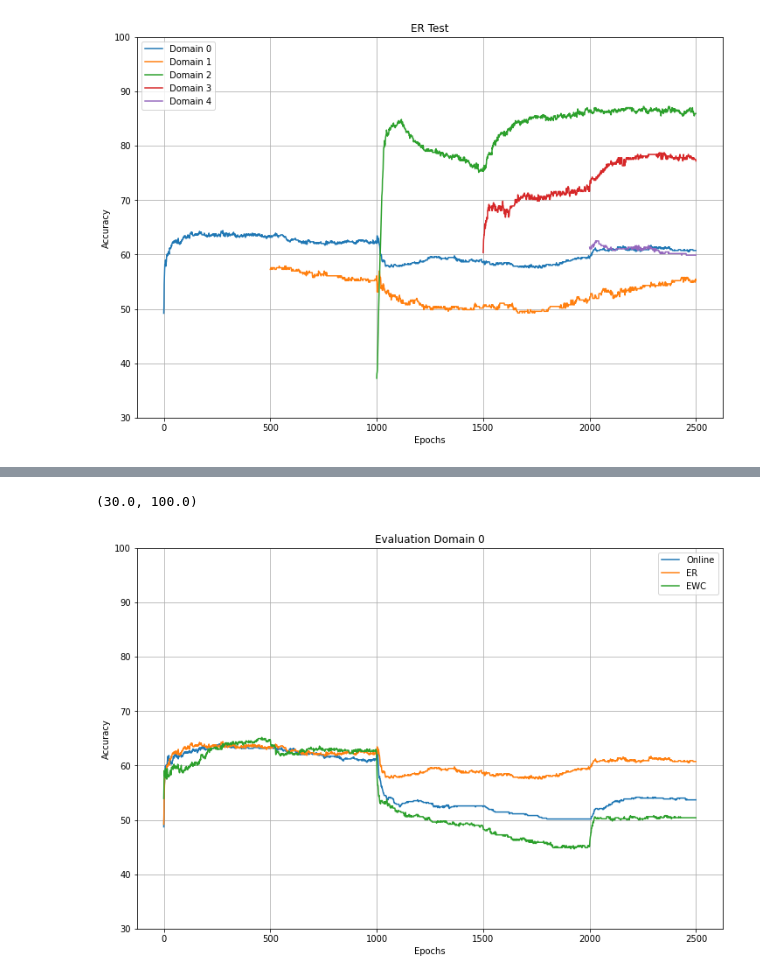
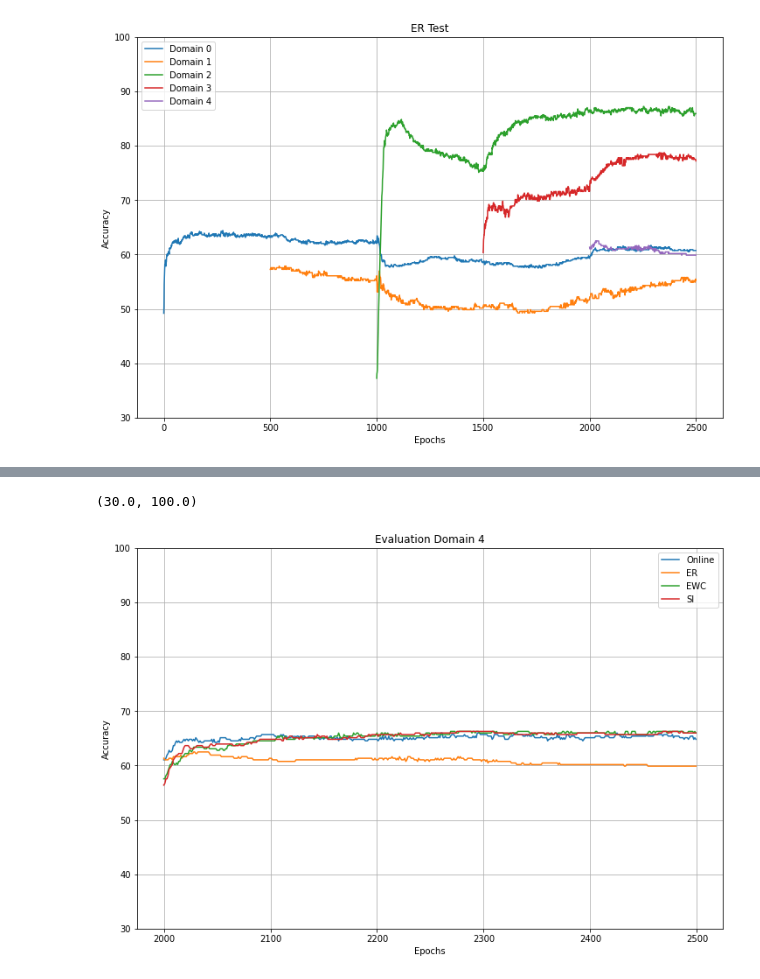
Before and after one commit to albertozurli/cl_timeseries, a Jupyter notebook: notebook/accuracy_graphs.ipynb, the cells around one changed output, grey strips where cells are left out. Drawn from its saved outputs; the diff is of its cells as text; code cells hidden in the pictures.

```diff
--- a/notebook/accuracy_graphs.ipynb
+++ b/notebook/accuracy_graphs.ipynb
@@ -130,0 +40,9 @@ ax.set_ylim(30,100)
+# %%
+si = pd.read_csv("oil_si.csv")
+si = si.drop(['Unnamed: 0'],axis=1)
+ax = si.plot(figsize=(12,8),title='SI Test')
+ax.set_xlabel("Epochs")
+ax.set_ylabel("Accuracy")
+ax.xaxis.grid(True)
+ax.yaxis.grid(True)
+ax.set_ylim(30,100)
@@ -131,16 +52,17 @@ ax.set_ylim(30,100)
 # %%
 df = pd.DataFrame()
 # %%
-df['Online'] = online['Domain 0']
-df['ER'] = er['Domain 0']
-df['EWC']  = ewc['Domain 0']
+df['Online'] = online['Domain 4']
+df['ER'] = er['Domain 4']
+df['EWC']  = ewc['Domain 4']
+df['SI'] =si['Domain 4']
 # %%
-ax = df.plot(figsize=(12,8),title='Evaluation Domain 0')
+ax = df.plot(figsize=(12,8),title='Evaluation Domain 4')
 ax.set_xlabel("Epochs")
 ax.set_ylabel("Accuracy")
 ax.xaxis.grid(True)
 ax.yaxis.grid(True)
 ax.set_ylim(30,100)
 # %% [output]
 (30.0, 100.0)
-[figure, old version]
+[figure, new version]
```
Also changed, not shown: parts of 17 cells of this notebook, 4 other files.
